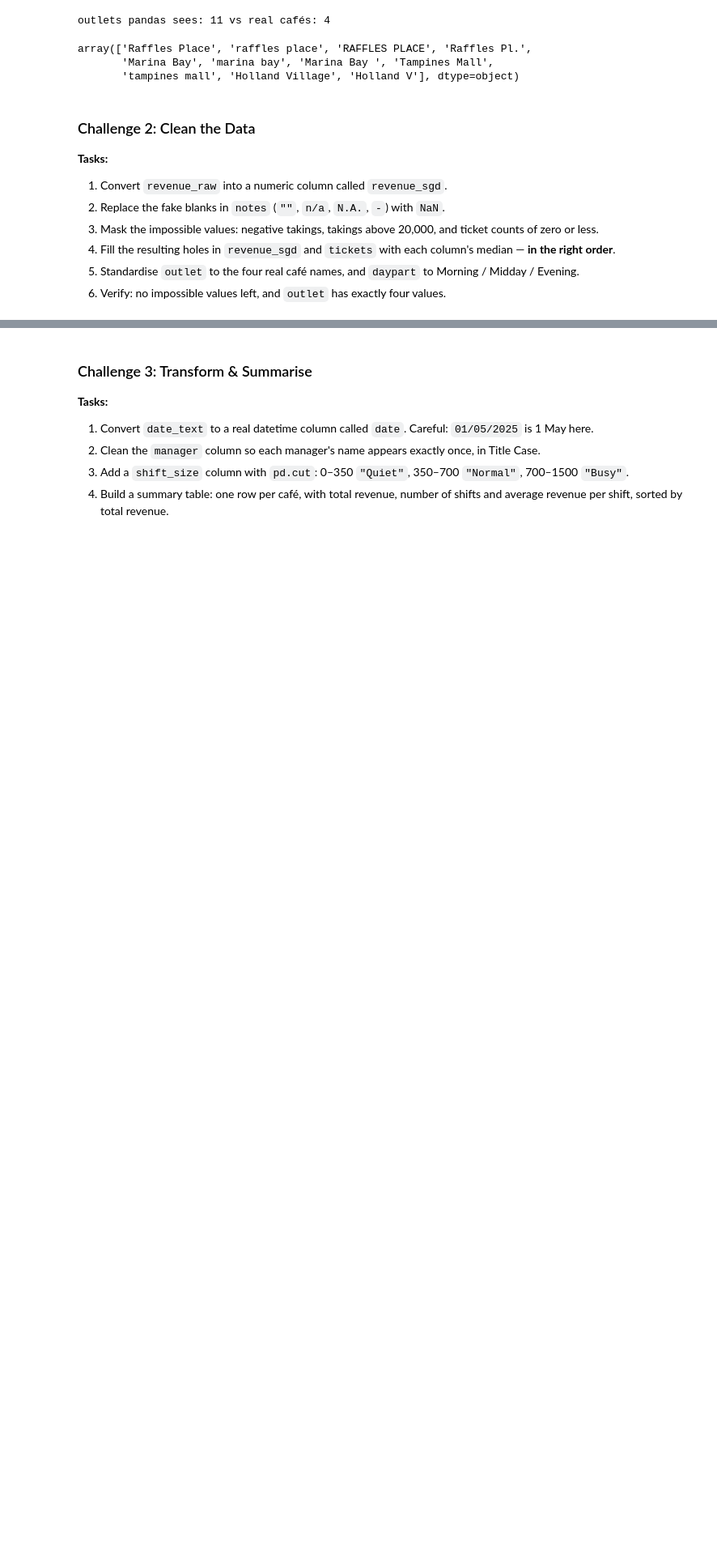
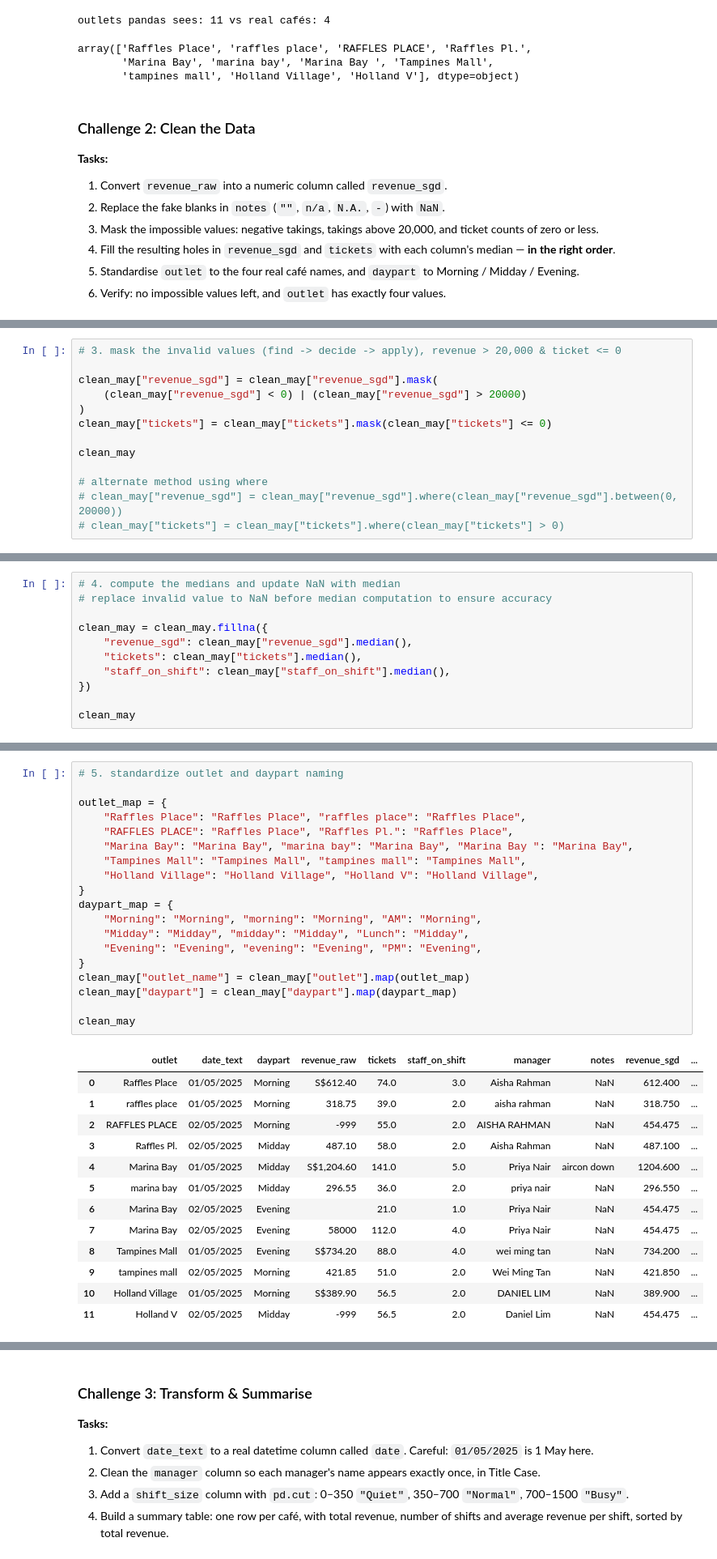
Before and after one commit to PP-123-nt/6m-data-1.8-eda-basic, a Jupyter notebook: assignment-working.ipynb, the cells around one changed output, grey strips where cells are left out. Shown at 81% size. Drawn from its saved outputs; the diff is of its cells as text; blank space fills up the shorter version.

```diff
--- a/assignment-working.ipynb
+++ b/assignment-working.ipynb
@@ -151,0 +204,13 @@ array(['Raffles Place', 'raffles place', 'RAFFLES PLACE', 'Raffles Pl.',
+# %%
+# 3. mask the invalid values (find -> decide -> apply), revenue > 20,000 & ticket <= 0
+
+clean_may["revenue_sgd"] = clean_may["revenue_sgd"].mask(
+    (clean_may["revenue_sgd"] < 0) | (clean_may["revenue_sgd"] > 20000)
+)
+clean_may["tickets"] = clean_may["tickets"].mask(clean_may["tickets"] <= 0)
+
+clean_may
+
+# alternate method using where
+# clean_may["revenue_sgd"] = clean_may["revenue_sgd"].where(clean_may["revenue_sgd"].between(0, 20000))
+# clean_may["tickets"] = clean_may["tickets"].where(clean_may["tickets"] > 0)
@@ -151,0 +231,11 @@ array(['Raffles Place', 'raffles place', 'RAFFLES PLACE', 'Raffles Pl.',
+# %%
+# 4. compute the medians and update NaN with median
+# replace invalid value to NaN before median computation to ensure accuracy
+
+clean_may = clean_may.fillna({
+    "revenue_sgd": clean_may["revenue_sgd"].median(),
+    "tickets": clean_may["tickets"].median(),
+    "staff_on_shift": clean_may["staff_on_shift"].median(),
+})
+
+clean_may
@@ -151,0 +256,33 @@ array(['Raffles Place', 'raffles place', 'RAFFLES PLACE', 'Raffles Pl.',
+# %%
+# 5. standardize outlet and daypart naming
+
+outlet_map = {
+    "Raffles Place": "Raffles Place", "raffles place": "Raffles Place",
+    "RAFFLES PLACE": "Raffles Place", "Raffles Pl.": "Raffles Place",
+    "Marina Bay": "Marina Bay", "marina bay": "Marina Bay", "Marina Bay ": "Marina Bay",
+    "Tampines Mall": "Tampines Mall", "tampines mall": "Tampines Mall",
+    "Holland Village": "Holland Village", "Holland V": "Holland Village",
+}
+daypart_map = {
+    "Morning": "Morning", "morning": "Morning", "AM": "Morning",
+    "Midday": "Midday", "midday": "Midday", "Lunch": "Midday",
+    "Evening": "Evening", "evening": "Evening", "PM": "Evening",
+}
+clean_may["outlet_name"] = clean_may["outlet"].map(outlet_map)
+clean_may["daypart"] = clean_may["daypart"].map(daypart_map)
+
+clean_may
+# %% [output]
+|  | outlet | date_text | daypart | revenue_raw | tickets | staff_on_shift | manager | notes | revenue_sgd | ... |
+| 0 | Raffles Place | 01/05/2025 | Morning | S$612.40 | 74.0 | 3.0 | Aisha Rahman | NaN | 612.400 | ... |
+| 1 | raffles place | 01/05/2025 | Morning | 318.75 | 39.0 | 2.0 | aisha rahman | NaN | 318.750 | ... |
+| 2 | RAFFLES PLACE | 02/05/2025 | Morning | -999 | 55.0 | 2.0 | AISHA RAHMAN | NaN | 454.475 | ... |
+| 3 | Raffles Pl. | 02/05/2025 | Midday | 487.10 | 58.0 | 2.0 | Aisha Rahman | NaN | 487.100 | ... |
+| 4 | Marina Bay | 01/05/2025 | Midday | S$1,204.60 | 141.0 | 5.0 | Priya Nair | aircon down | 1204.600 | ... |
+| 5 | marina bay | 01/05/2025 | Midday | 296.55 | 36.0 | 2.0 | priya nair | NaN | 296.550 | ... |
+| 6 | Marina Bay | 02/05/2025 | Evening |  | 21.0 | 1.0 | Priya Nair | NaN | 454.475 | ... |
+| 7 | Marina Bay | 02/05/2025 | Evening | 58000 | 112.0 | 4.0 | Priya Nair | NaN | 454.475 | ... |
+| 8 | Tampines Mall | 01/05/2025 | Evening | S$734.20 | 88.0 | 4.0 | wei ming tan | NaN | 734.200 | ... |
+| 9 | tampines mall | 02/05/2025 | Morning | 421.85 | 51.0 | 2.0 | Wei Ming Tan | NaN | 421.850 | ... |
+| 10 | Holland Village | 01/05/2025 | Morning | S$389.90 | 56.5 | 2.0 | DANIEL LIM | NaN | 389.900 | ... |
+| 11 | Holland V | 02/05/2025 | Midday | -999 | 56.5 | 2.0 | Daniel Lim | NaN | 454.475 | ... |
```
Also changed, not shown: parts of 5 cells of this notebook.
